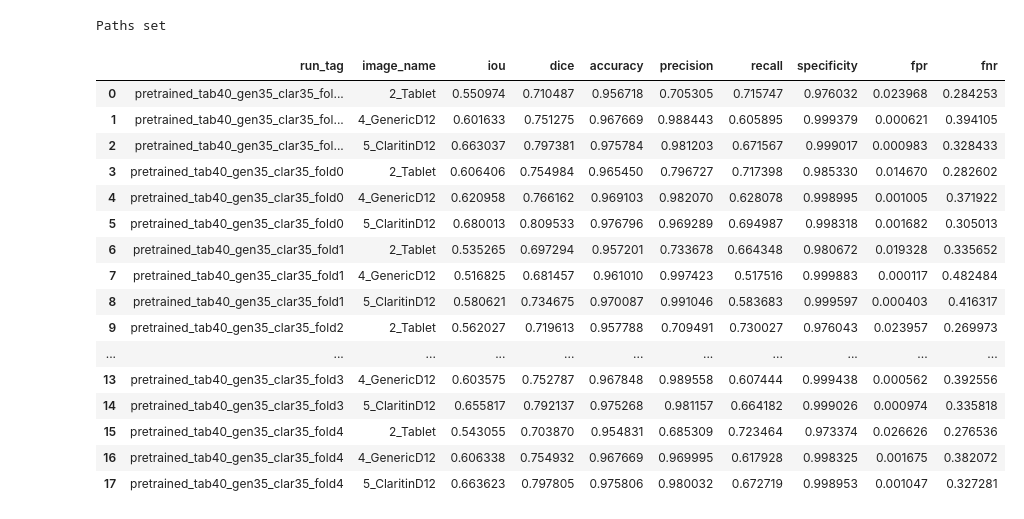
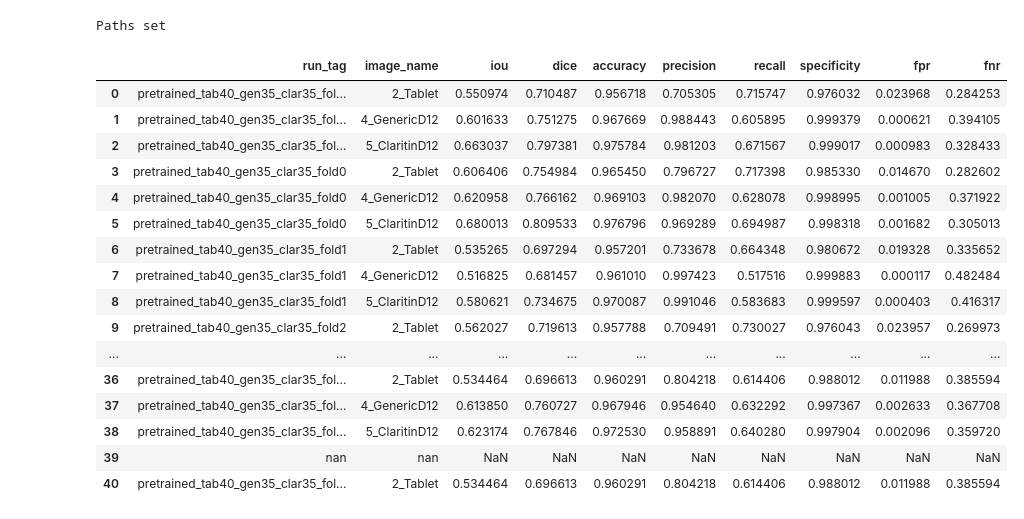
Before and after one commit to chen-darren/particleseg3d-for-tablets, a Jupyter notebook: metrics/semantic_metrics.ipynb, the cells around one changed output. Saved outputs shown, nothing was run; the diff lists cells and outputs as text; code cells hidden in the pictures.

```diff
--- a/metrics/semantic_metrics.ipynb
+++ b/metrics/semantic_metrics.ipynb
@@ -98,34 +98,34 @@ def setup_paths(dir_location, output_to_cloud, run_tag, is_original_data):
     print('Paths set')
     return gt_sem_path, gt_inst_path, pred_path, results_path
 # %%
-# img_names = ['2_Tablet']
+img_names = ['2_Tablet']
 # img_names = ['4_GenericD12']
 # img_names = ['5_ClaritinD12']
-img_names = ['2_Tablet', '4_GenericD12', '5_ClaritinD12']
+# img_names = ['2_Tablet', '4_GenericD12', '5_ClaritinD12']
 dir_location = 'refine'
 # run_tag = 'pretrained_gen35_zscore4'
 # run_tag = 'pretrained_clar35_zscore5'
-run_tag = 'pretrained_tab40_gen35_clar35_fold4'
+run_tag = 'pretrained_tab40_gen35_clar35_fold0_e275244'
 # run_tag = 'pretrained_tab40_gen35_clar35_foldsALL'
 
 gt_sem_path, gt_inst_path, pred_path, results_path = setup_paths(dir_location, False, run_tag, False)
 save_metrics(gt_sem_path, gt_inst_path, pred_path, results_path, run_tag, img_names)
 # %% [output]
 Paths set
 |  | run_tag | image_name | iou | dice | accuracy | precision | recall | specificity | fpr | fnr |
 | 0 | pretrained_tab40_gen35_clar35_fol... | 2_Tablet | 0.550974 | 0.710487 | 0.956718 | 0.705305 | 0.715747 | 0.976032 | 0.023968 | 0.284253 |
 | 1 | pretrained_tab40_gen35_clar35_fol... | 4_GenericD12 | 0.601633 | 0.751275 | 0.967669 | 0.988443 | 0.605895 | 0.999379 | 0.000621 | 0.394105 |
 | 2 | pretrained_tab40_gen35_clar35_fol... | 5_ClaritinD12 | 0.663037 | 0.797381 | 0.975784 | 0.981203 | 0.671567 | 0.999017 | 0.000983 | 0.328433 |
 | 3 | pretrained_tab40_gen35_clar35_fold0 | 2_Tablet | 0.606406 | 0.754984 | 0.965450 | 0.796727 | 0.717398 | 0.985330 | 0.014670 | 0.282602 |
 | 4 | pretrained_tab40_gen35_clar35_fold0 | 4_GenericD12 | 0.620958 | 0.766162 | 0.969103 | 0.982070 | 0.628078 | 0.998995 | 0.001005 | 0.371922 |
 | 5 | pretrained_tab40_gen35_clar35_fold0 | 5_ClaritinD12 | 0.680013 | 0.809533 | 0.976796 | 0.969289 | 0.694987 | 0.998318 | 0.001682 | 0.305013 |
 | 6 | pretrained_tab40_gen35_clar35_fold1 | 2_Tablet | 0.535265 | 0.697294 | 0.957201 | 0.733678 | 0.664348 | 0.980672 | 0.019328 | 0.335652 |
 | 7 | pretrained_tab40_gen35_clar35_fold1 | 4_GenericD12 | 0.516825 | 0.681457 | 0.961010 | 0.997423 | 0.517516 | 0.999883 | 0.000117 | 0.482484 |
 | 8 | pretrained_tab40_gen35_clar35_fold1 | 5_ClaritinD12 | 0.580621 | 0.734675 | 0.970087 | 0.991046 | 0.583683 | 0.999597 | 0.000403 | 0.416317 |
 | 9 | pretrained_tab40_gen35_clar35_fold2 | 2_Tablet | 0.562027 | 0.719613 | 0.957788 | 0.709491 | 0.730027 | 0.976043 | 0.023957 | 0.269973 |
 | ... | ... | ... | ... | ... | ... | ... | ... | ... | ... | ... |
-| 13 | pretrained_tab40_gen35_clar35_fold3 | 4_GenericD12 | 0.603575 | 0.752787 | 0.967848 | 0.989558 | 0.607444 | 0.999438 | 0.000562 | 0.392556 |
-| 14 | pretrained_tab40_gen35_clar35_fold3 | 5_ClaritinD12 | 0.655817 | 0.792137 | 0.975268 | 0.981157 | 0.664182 | 0.999026 | 0.000974 | 0.335818 |
-| 15 | pretrained_tab40_gen35_clar35_fold4 | 2_Tablet | 0.543055 | 0.703870 | 0.954831 | 0.685309 | 0.723464 | 0.973374 | 0.026626 | 0.276536 |
-| 16 | pretrained_tab40_gen35_clar35_fold4 | 4_GenericD12 | 0.606338 | 0.754932 | 0.967669 | 0.969995 | 0.617928 | 0.998325 | 0.001675 | 0.382072 |
-| 17 | pretrained_tab40_gen35_clar35_fold4 | 5_ClaritinD12 | 0.663623 | 0.797805 | 0.975806 | 0.980032 | 0.672719 | 0.998953 | 0.001047 | 0.327281 |
+| 36 | pretrained_tab40_gen35_clar35_fol... | 2_Tablet | 0.534464 | 0.696613 | 0.960291 | 0.804218 | 0.614406 | 0.988012 | 0.011988 | 0.385594 |
+| 37 | pretrained_tab40_gen35_clar35_fol... | 4_GenericD12 | 0.613850 | 0.760727 | 0.967946 | 0.954640 | 0.632292 | 0.997367 | 0.002633 | 0.367708 |
+| 38 | pretrained_tab40_gen35_clar35_fol... | 5_ClaritinD12 | 0.623174 | 0.767846 | 0.972530 | 0.958891 | 0.640280 | 0.997904 | 0.002096 | 0.359720 |
+| 39 | nan | nan | NaN | NaN | NaN | NaN | NaN | NaN | NaN | NaN |
+| 40 | pretrained_tab40_gen35_clar35_fol... | 2_Tablet | 0.534464 | 0.696613 | 0.960291 | 0.804218 | 0.614406 | 0.988012 | 0.011988 | 0.385594 |
```
Also changed, not shown: 3 other files.
